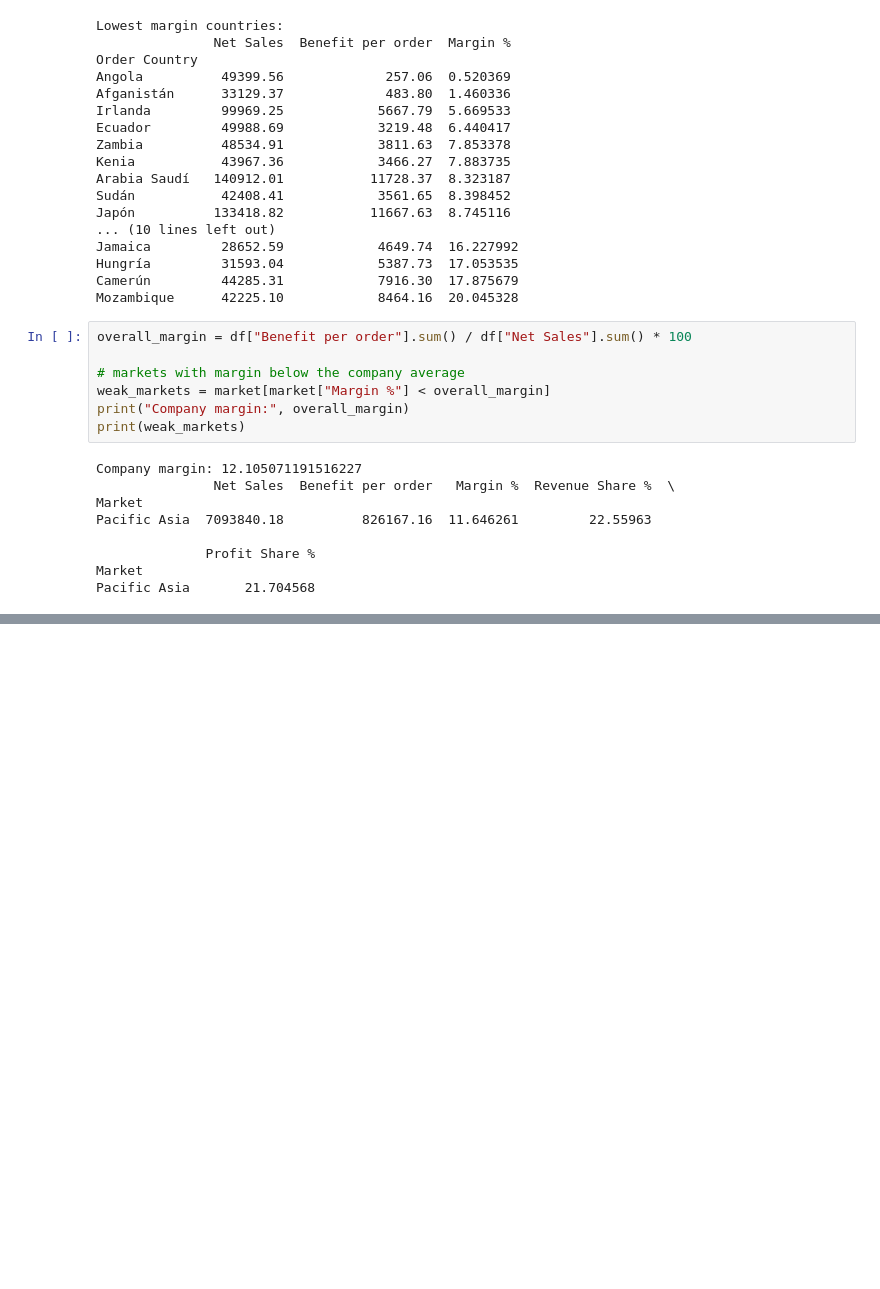
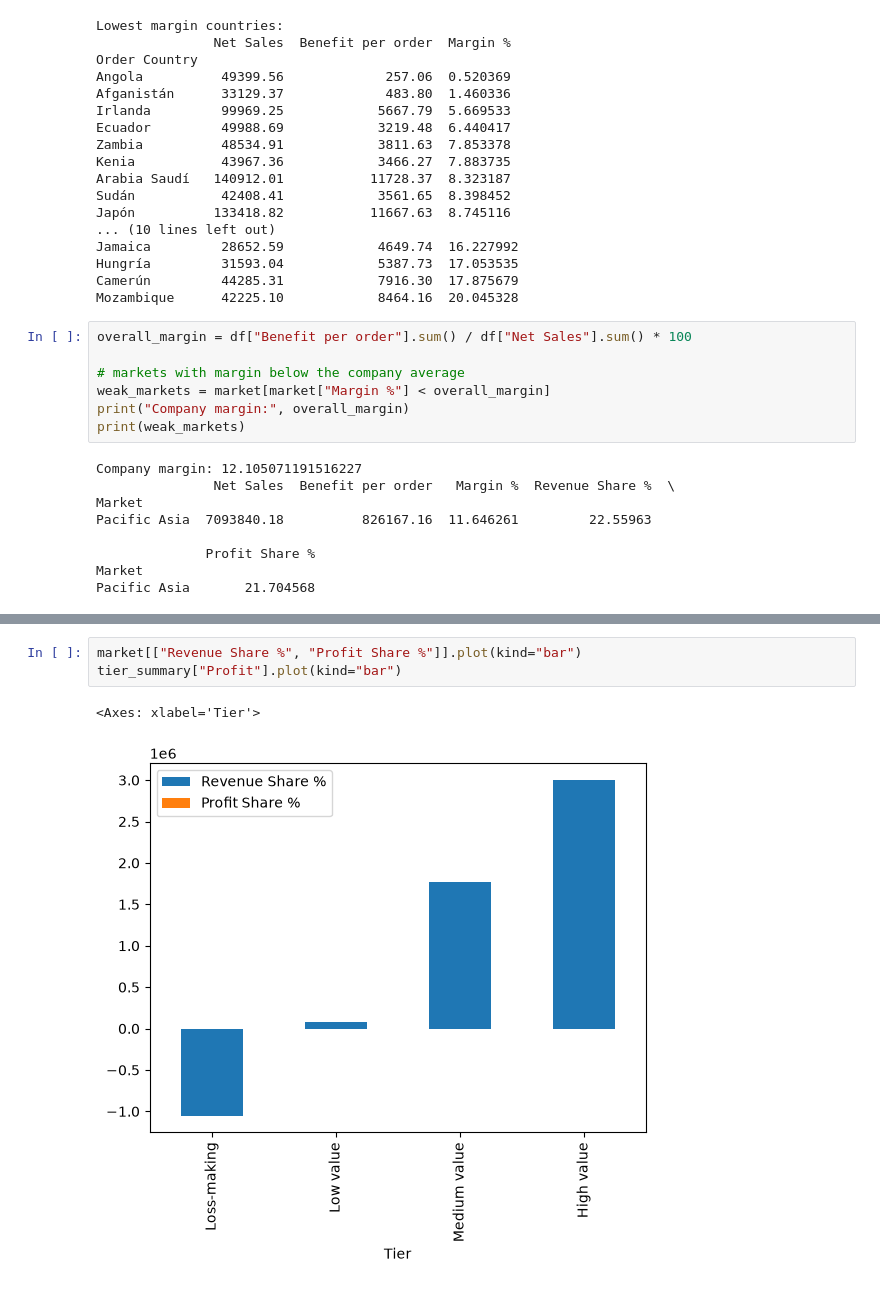
Before and after one commit to shivanshm5-cyber/Customer-Product-and-Profitability-Performance-Analysis-in-Supply-Chain-Operations, a Jupyter notebook: notebooks/supplychain.ipynb, the cells around one changed output, grey strips where cells are left out. Drawn from its saved outputs; the diff is of its cells as text; blank space fills up the shorter version.

```diff
--- a/notebooks/supplychain.ipynb
+++ b/notebooks/supplychain.ipynb
@@ -652,0 +700,6 @@ Pacific Asia       21.704568
+# %%
+market[["Revenue Share %", "Profit Share %"]].plot(kind="bar")
+tier_summary["Profit"].plot(kind="bar")
+# %% [output]
+<Axes: xlabel='Tier'>
+[figure, added]
```
Also changed, not shown: parts of 4 cells of this notebook, 5 other files.
